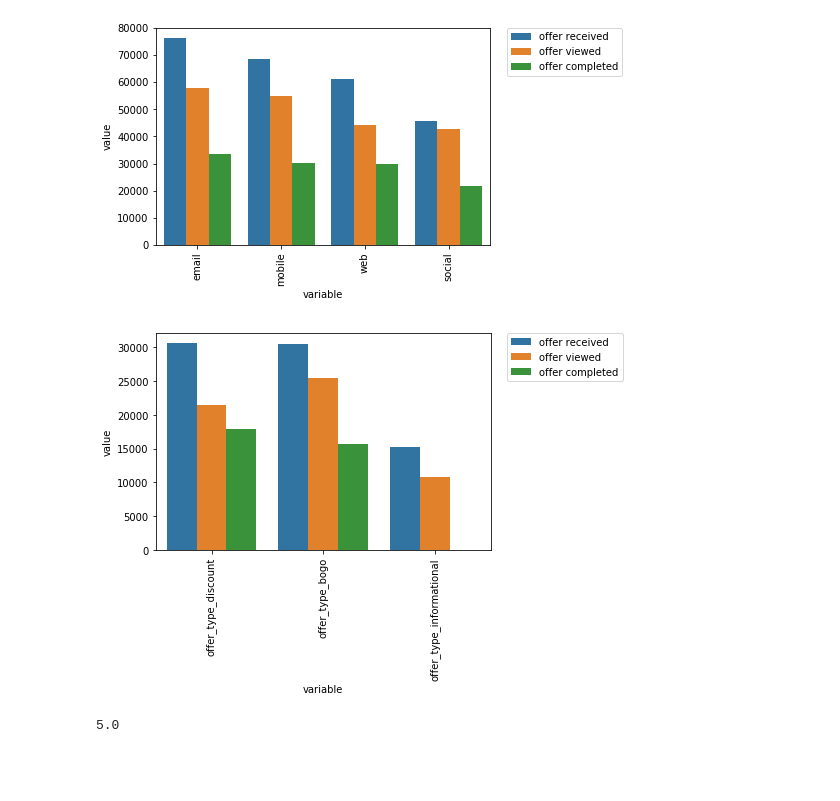
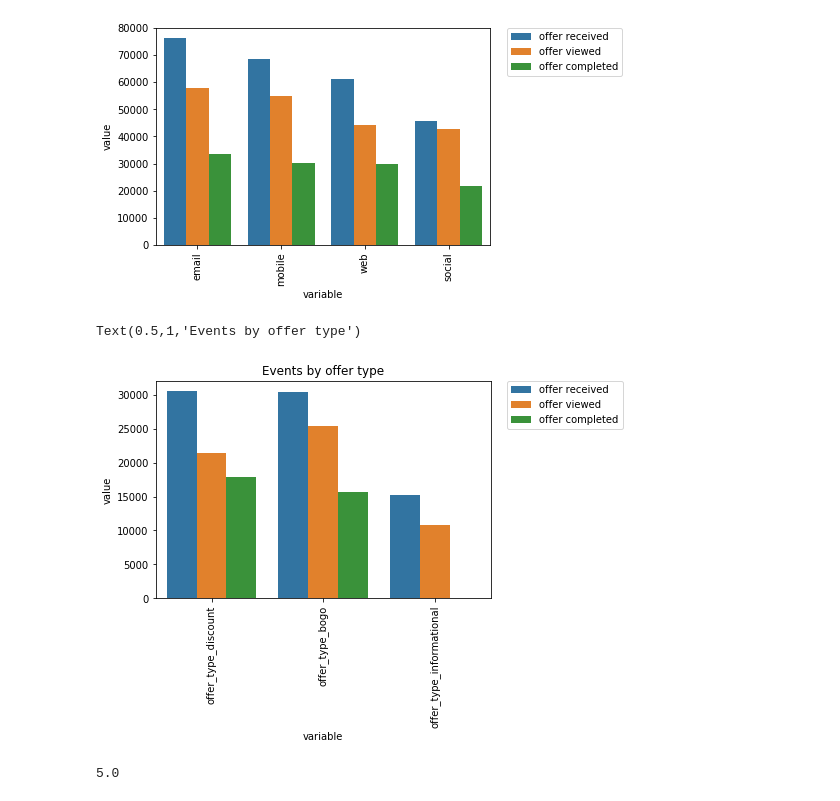
Before and after one commit to BrackyBrack/Udacity-Capstone-Project, a Jupyter notebook: Starbucks_Capstone_notebook.ipynb, the cells around one changed output. Drawn from its saved outputs; the diff is of its cells as text; code cells hidden in the pictures; blank space fills up the shorter version.

```diff
--- a/Starbucks_Capstone_notebook.ipynb
+++ b/Starbucks_Capstone_notebook.ipynb
@@ -307,8 +318,10 @@ plot_grouped_bar(['web','email','mobile','social'])
 [figure]
 # %%
 plot_grouped_bar(['offer_type_bogo','offer_type_discount','offer_type_informational'])
+plt.title('Events by offer type')
 # %% [output]
+Text(0.5,1,'Events by offer type')
-[figure, old version]
+[figure, new version]
 # %%
 #Check if people receive an offer more than once
 transcript.groupby(['person', 'offer_id']).sum()['offer_received'].max()
```
Also changed, not shown: parts of 39 cells of this notebook.
